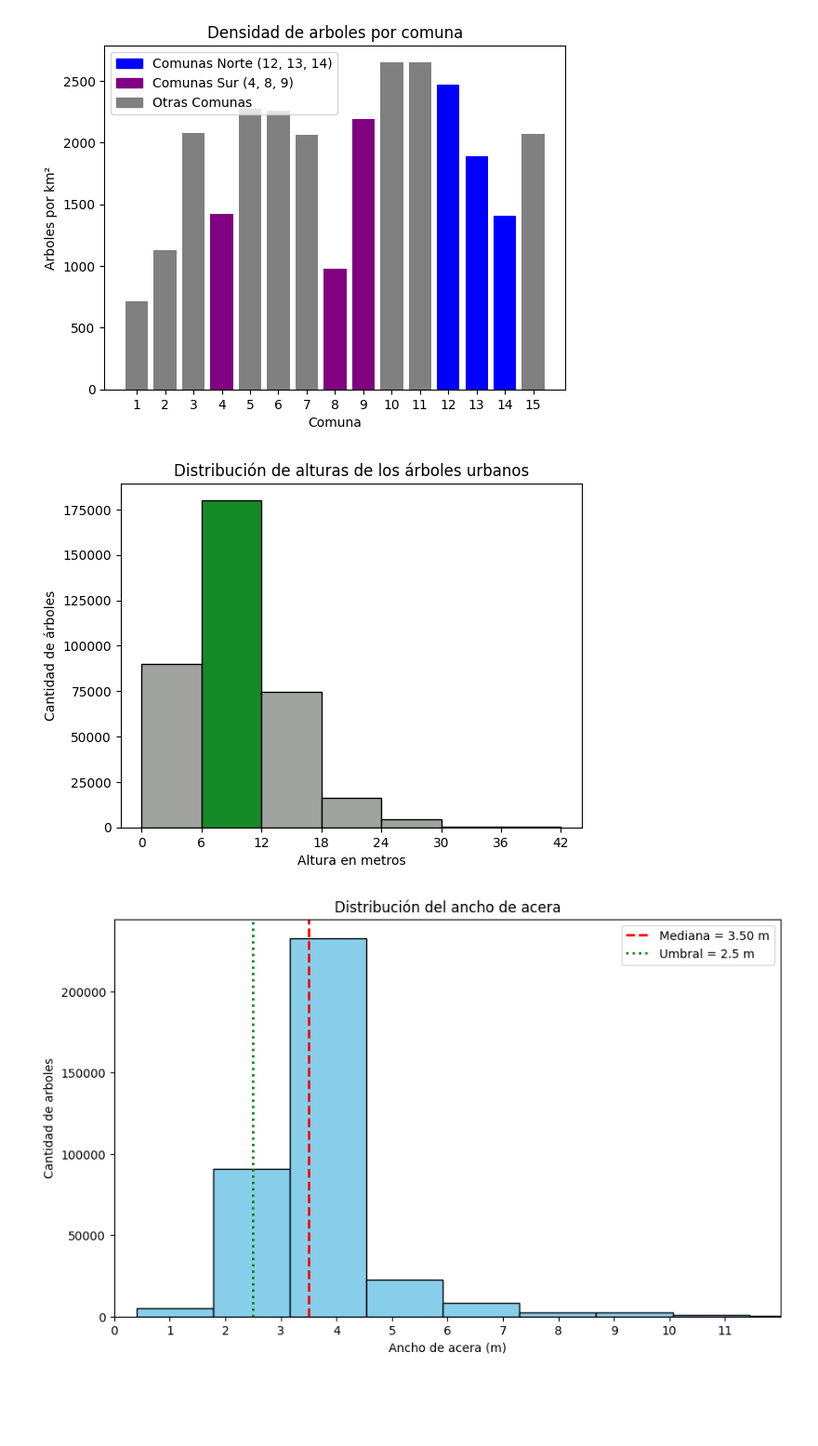
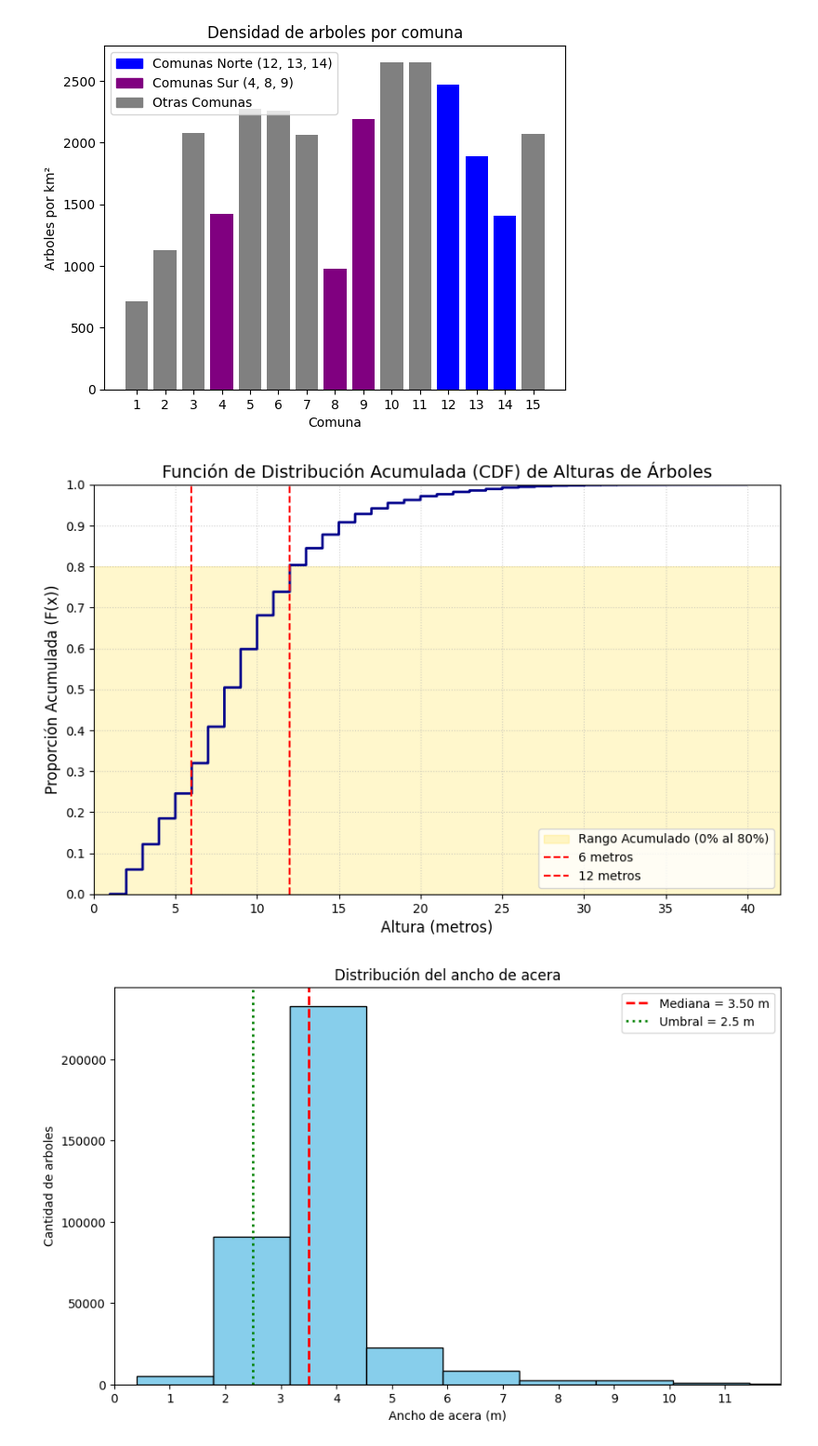
Before and after one commit to valentinabulat/TPFundamentos, a Jupyter notebook: Grupo10-TpeFundamentos.ipynb, the cells around one changed output. Shown: that part at 93% size. Cells and saved outputs as stored; diff of their text form; code cells hidden in the pictures; blank space fills up the shorter version.

```diff
--- a/Grupo10-TpeFundamentos.ipynb
+++ b/Grupo10-TpeFundamentos.ipynb
@@ -175,10 +176,9 @@ copiaDataset["nombre_cientifico"] = copiaDataset["nombre_cientifico"].astype(str
 #copiaDataset["nombre_cientifico"].value_counts()
 
 copiaDataset["estado_plantera"] = copiaDataset["estado_plantera"].astype(str).str.strip().str.lower()
-#borro la palabra cantero
 copiaDataset["estado_plantera"] = copiaDataset ["estado_plantera"].str.replace('cantero ', '', regex=False)
 copiaDataset["estado_plantera"] = copiaDataset ["estado_plantera"].str.replace('ocupado', 'ocupada', regex=False)
-#hay solo 5 sobreocupada parcialmente cerrada, por que la cambio? por sobreocupada?
+copiaDataset["estado_plantera"] = copiaDataset ["estado_plantera"].str.replace("parc.","parcialmente", regex=False)
 
 copiaDataset["estado_plantera"] = copiaDataset["estado_plantera"].str.replace(r'\s+', ' ', regex=True)
 copiaDataset["estado_plantera"].value_counts()
@@ -199,3 +199,4 @@ no_enteros = copiaDataset.loc[copiaDataset["diametro_altura_pecho"] % 1 != 0, "d
 
 #print(copiaDataset.loc[copiaDataset["altura_arbol"] % 1 != 0, "altura_arbol"])
 #copiaDataset["altura_arbol"].isna().sum()
+copiaDataset["estado_plantera"].value_counts()
@@ -260,26 +271,43 @@ plt.show()
 # %% [output]
 [figure]
 # %%
-#La mayoría de los árboles tienen una altura media entre 6 y 12 metros,
-# correspondiente a especies medianas.
+limite_inferior = 6
+limite_superior = 12
+proporcion_hipotesis = 0.80
 
-n, bins, barras = plt.hist(copiaDataset["altura_arbol"], bins=[0, 6, 12, 18, 24, 30, 36, 42], edgecolor="black")
+plt.figure(figsize=(10, 6))
 
-# Cambiar el color de la barra correspondiente al intervalo 6–12
-for i in range(len(barras)):
-    if bins[i] == 6:  # este es el inicio del intervalo 6–12
-        barras[i].set_facecolor("#158A26")
-    else:
-        barras[i].set_facecolor("#A1A3A1")
+# 1. Crear el Gráfico de Distribución Acumulada (CDF)
+sns.ecdfplot(data=copiaDataset, x='altura_arbol', color='darkblue', linewidth=2)
 
-# Etiquetas en el eje X
-plt.xticks([0, 6, 12, 18, 24, 30, 36, 42])
-plt.xlabel("Altura en metros")
-plt.ylabel("Cantidad de árboles")
-plt.title("Distribución de alturas de los árboles urbanos")
+# 2. Resaltar la Hipótesis del 80% (Eje Y)
+# La franja va desde 0% hasta el 80%
+plt.axhspan(
+    ymin=0,
+    ymax=proporcion_hipotesis,
+    color='gold',
+    alpha=0.2,
+    label=f'Rango Acumulado (0% al {proporcion_hipotesis*100:.0f}%)'
+)
+
+# 3. Marcar los Límites de la Hipótesis (Eje X)
+# Marcamos 6m y 12m, donde el 80% debería estar contenido
+plt.axvline(x=limite_inferior, color='red', linestyle='--', label='6 metros')
+plt.axvline(x=limite_superior, color='red', linestyle='--', label='12 metros')
+
+
+# 4. Personalizar y Mostrar el Gráfico
+plt.title('Función de Distribución Acumulada (CDF) de Alturas de Árboles', fontsize=14)
+plt.xlabel('Altura (metros)', fontsize=12)
+plt.ylabel('Proporción Acumulada (F(x))', fontsize=12)
+plt.yticks(np.arange(0, 1.1, 0.1)) # Marcas en el eje Y cada 10%
+plt.grid(True, linestyle=':', alpha=0.6)
+plt.legend(loc='lower right')
+plt.xlim(0, copiaDataset["altura_arbol"].max() + 2) # Ajustar el eje X para una mejor visualización
+
 plt.show()
 # %% [output]
-[figure, old version]
+[figure, new version]
 # %%
 #El ancho de acera (mediana) disponible para el arbolado urbano es inferior a 2.5 metros.
 
```
Also changed, not shown: parts of 5 cells of this notebook.
